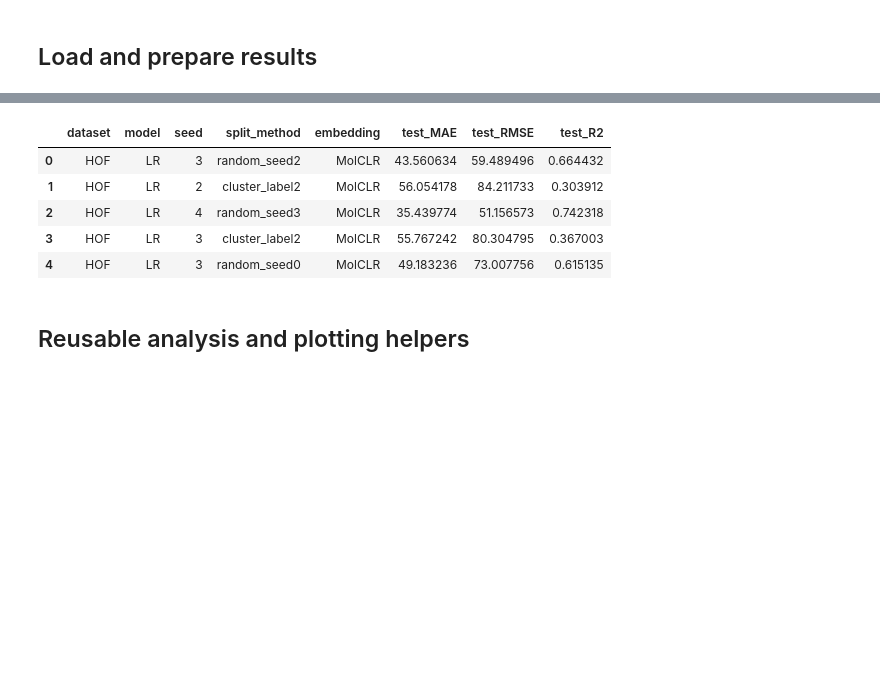
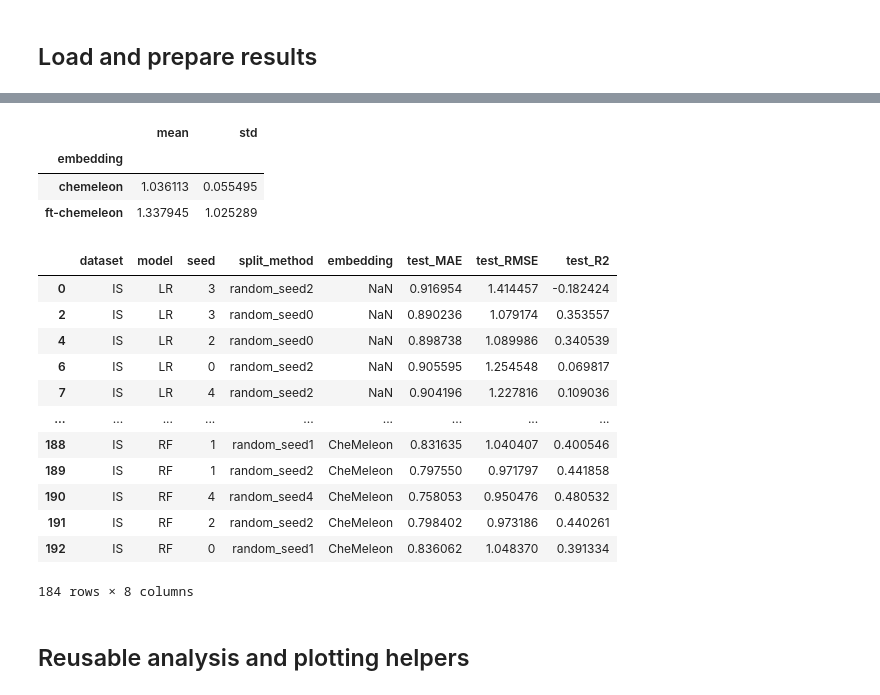
Before and after one commit to CABackman/fm-4-em, a Jupyter notebook: 06_NOTEBOOKS/04_results_processing.ipynb, the cells around one changed output, grey strips where cells are left out. Saved outputs shown, nothing was run; the diff lists cells and outputs as text; code cells hidden in the pictures; blank space fills up the shorter version.

Commit message:
finetuned chemeleon

```diff
--- a/06_NOTEBOOKS/04_results_processing.ipynb
+++ b/06_NOTEBOOKS/04_results_processing.ipynb
@@ -26,12 +26,13 @@ if str(MODULES_DIR) not in sys.path:
 from load_results import load_results, save_cache
 from xgb_prediction_plots import plot_parity_grid, plot_residual_grid
 # %%
-DATE = "20260625"
+DATE = "20260901"
 OUTPUTS_ROOT = REPO_ROOT / "07_OUTPUTS"
 RUN_DIR = OUTPUTS_ROOT / DATE
 FIGURES_DIR = RUN_DIR / "figures"
 FIGURES_DIR.mkdir(parents=True, exist_ok=True)
 
+"""
 EMBEDDING_LABELS = {
     "morgan_fps": "ECFP4",
     "hq_descriptor": "QU",
@@ -39,6 +40,12 @@ EMBEDDING_LABELS = {
     "molclr": "MolCLR",
     "maceoff_large": "MACE-OFF",
 }
+"""
+EMBEDDING_LABELS = {
+    "chemeleon": "CheMeleon",
+    "ft-chemeleon": "FT-CheMeleon",
+}
+
 MODEL_LABELS = {"linear": "LR", "rf": "RF", "xgboost": "XGB", "mlp": "MLP"}
 DATASET_LABELS = {"CD": r"$\rho_{cryst}$"}
 
@@ -68,37 +81,51 @@ results_df.head()
+# %%
+results_df.groupby(["embedding"])["test_RMSE"].agg(["mean", "std"])
+# %% [output]
+|  | mean | std |
+| embedding |  |  |
+| chemeleon | 1.036113 | 0.055495 |
+| ft-chemeleon | 1.337945 | 1.025289 |
 # %%
 def prepare_results(results: pd.DataFrame) -> pd.DataFrame:
     """Apply display labels, ordering, and the agreed quality filter."""
     prepared = results.loc[results["test_R2"] > -0.5].copy()
     prepared["embedding"] = prepared["embedding"].replace(EMBEDDING_LABELS)
     prepared["model"] = prepared["model"].replace(MODEL_LABELS)
     prepared["dataset"] = prepared["dataset"].replace(DATASET_LABELS)
 
     prepared["embedding"] = pd.Categorical(
         prepared["embedding"], categories=EMBEDDING_ORDER, ordered=True
     )
     prepared["model"] = pd.Categorical(
         prepared["model"], categories=MODEL_ORDER, ordered=True
     )
     prepared["dataset"] = pd.Categorical(
         prepared["dataset"], categories=DATASET_ORDER, ordered=True
     )
     return prepared
 
 
 df = prepare_results(results_df)
 result_columns = [
     "dataset", "model", "seed", "split_method", "embedding",
     "test_MAE", "test_RMSE", "test_R2",
 ]
-clean_results = df[result_columns].dropna(subset=["dataset", "model", "embedding"])
-clean_results.head()
+clean_results = df[result_columns] #.dropna(subset=["dataset", "model", "embedding"])
+clean_results
 # %% [output]
 |  | dataset | model | seed | split_method | embedding | test_MAE | test_RMSE | test_R2 |
-| 0 | HOF | LR | 3 | random_seed2 | MolCLR | 43.560634 | 59.489496 | 0.664432 |
-| 1 | HOF | LR | 2 | cluster_label2 | MolCLR | 56.054178 | 84.211733 | 0.303912 |
-| 2 | HOF | LR | 4 | random_seed3 | MolCLR | 35.439774 | 51.156573 | 0.742318 |
-| 3 | HOF | LR | 3 | cluster_label2 | MolCLR | 55.767242 | 80.304795 | 0.367003 |
-| 4 | HOF | LR | 3 | random_seed0 | MolCLR | 49.183236 | 73.007756 | 0.615135 |
+| 0 | IS | LR | 3 | random_seed2 | NaN | 0.916954 | 1.414457 | -0.182424 |
+| 2 | IS | LR | 3 | random_seed0 | NaN | 0.890236 | 1.079174 | 0.353557 |
+| 4 | IS | LR | 2 | random_seed0 | NaN | 0.898738 | 1.089986 | 0.340539 |
+| 6 | IS | LR | 0 | random_seed2 | NaN | 0.905595 | 1.254548 | 0.069817 |
+| 7 | IS | LR | 4 | random_seed2 | NaN | 0.904196 | 1.227816 | 0.109036 |
+| ... | ... | ... | ... | ... | ... | ... | ... | ... |
+| 188 | IS | RF | 1 | random_seed1 | CheMeleon | 0.831635 | 1.040407 | 0.400546 |
+| 189 | IS | RF | 1 | random_seed2 | CheMeleon | 0.797550 | 0.971797 | 0.441858 |
+| 190 | IS | RF | 4 | random_seed4 | CheMeleon | 0.758053 | 0.950476 | 0.480532 |
+| 191 | IS | RF | 2 | random_seed2 | CheMeleon | 0.798402 | 0.973186 | 0.440261 |
+| 192 | IS | RF | 0 | random_seed1 | CheMeleon | 0.836062 | 1.048370 | 0.391334 |
+184 rows × 8 columns
 # %% [markdown]
 ## Reusable analysis and plotting helpers
 # %%
```
Also changed, not shown: parts of 2 cells of this notebook.
